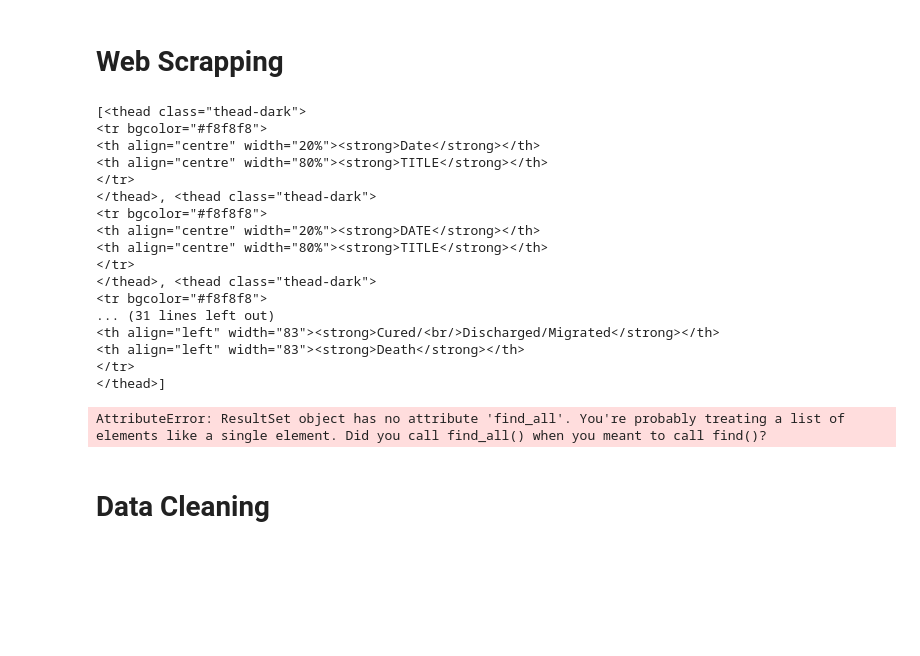
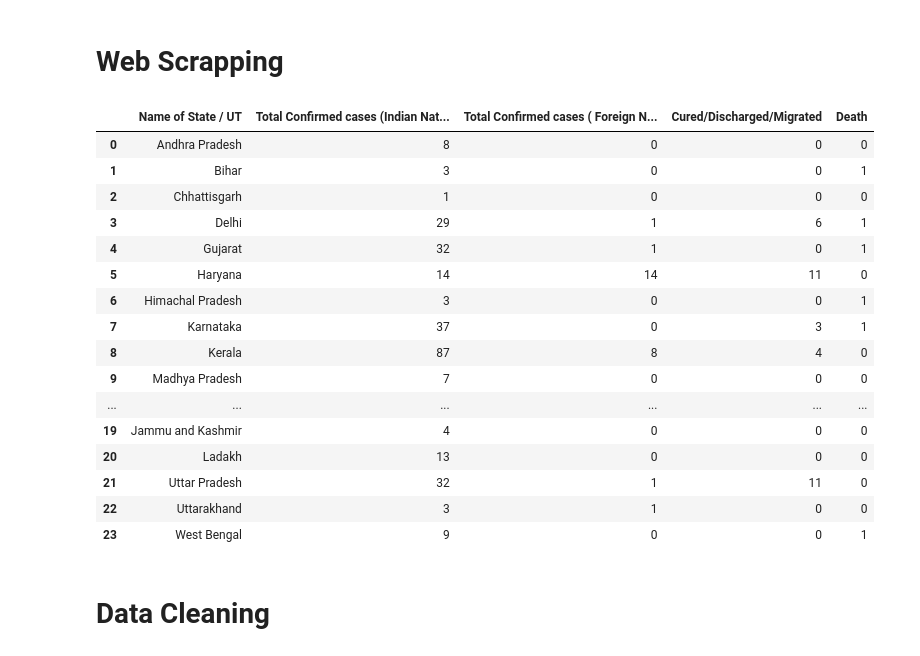
Before and after one commit to sreyaz01/covid-19-india-data, a Jupyter notebook: web_scraping.ipynb, the cells around one changed output. Cells and saved outputs as stored; diff of their text form; code cells hidden in the pictures; blank space fills up the shorter version.

```diff
--- a/web_scraping.ipynb
+++ b/web_scraping.ipynb
@@ -14,55 +14,54 @@ from bs4 import BeautifulSoup
 
 link = 'https://www.mohfw.gov.in/'
 req = requests.get(link)
 soup = BeautifulSoup(req.content, "html.parser")
 
-thead = soup.find_all('thead')
-print(thead)
+thead = soup.find_all('thead')[-1]
+# print(thead)
 head = thead.find_all('tr')
 
-tbody = soup.find_all('tbody')[2]
+tbody = soup.find_all('tbody')[-1]
 body = tbody.find_all('tr')
 
 # print(rows)
 
 head_rows = []
 body_rows = []
 
 for tr in head:
     td = tr.find_all(['th', 'td'])
     row = [i.text for i in td]
     head_rows.append(row)
 
 for tr in body:
     td = tr.find_all(['th', 'td'])
     row = [i.text for i in td]
     body_rows.append(row)
 
-print(head_rows)
+# print(head_rows)
 
 df_bs = pd.DataFrame(body_rows[:len(body_rows)-1], columns=head_rows[0])
 
 df_bs.drop('S. No.', axis=1, inplace=True)
 df_bs.head(36)
 # %% [output]
-[<thead class="thead-dark">
-<tr bgcolor="#f8f8f8">
-<th align="centre" width="20%"><strong>Date</strong></th>
-<th align="centre" width="80%"><strong>TITLE</strong></th>
-</tr>
-</thead>, <thead class="thead-dark">
-<tr bgcolor="#f8f8f8">
-<th align="centre" width="20%"><strong>DATE</strong></th>
-<th align="centre" width="80%"><strong>TITLE</strong></th>
-</tr>
-</thead>, <thead class="thead-dark">
-<tr bgcolor="#f8f8f8">
-... (31 lines left out)
-<th align="left" width="83"><strong>Cured/<br/>Discharged/Migrated</strong></th>
-<th align="left" width="83"><strong>Death</strong></th>
-</tr>
-</thead>]
-AttributeError: ResultSet object has no attribute 'find_all'. You're probably treating a list of elements like a single element. Did you call find_all() when you meant to call find()?
+|  | Name of State / UT | Total Confirmed cases (Indian Nat... | Total Confirmed cases ( Foreign N... | Cured/Discharged/Migrated | Death |
+| 0 | Andhra Pradesh | 8 | 0 | 0 | 0 |
+| 1 | Bihar | 3 | 0 | 0 | 1 |
+| 2 | Chhattisgarh | 1 | 0 | 0 | 0 |
+| 3 | Delhi | 29 | 1 | 6 | 1 |
+| 4 | Gujarat | 32 | 1 | 0 | 1 |
+| 5 | Haryana | 14 | 14 | 11 | 0 |
+| 6 | Himachal Pradesh | 3 | 0 | 0 | 1 |
+| 7 | Karnataka | 37 | 0 | 3 | 1 |
+| 8 | Kerala | 87 | 8 | 4 | 0 |
+| 9 | Madhya Pradesh | 7 | 0 | 0 | 0 |
+| ... | ... | ... | ... | ... | ... |
+| 19 | Jammu and Kashmir | 4 | 0 | 0 | 0 |
+| 20 | Ladakh | 13 | 0 | 0 | 0 |
+| 21 | Uttar Pradesh | 32 | 1 | 11 | 0 |
+| 22 | Uttarakhand | 3 | 1 | 0 | 0 |
+| 23 | West Bengal | 9 | 0 | 0 | 1 |
 # %% [markdown]
 # Data Cleaning
 # %%
```
Also changed, not shown: parts of 10 cells of this notebook, 1 other file.
